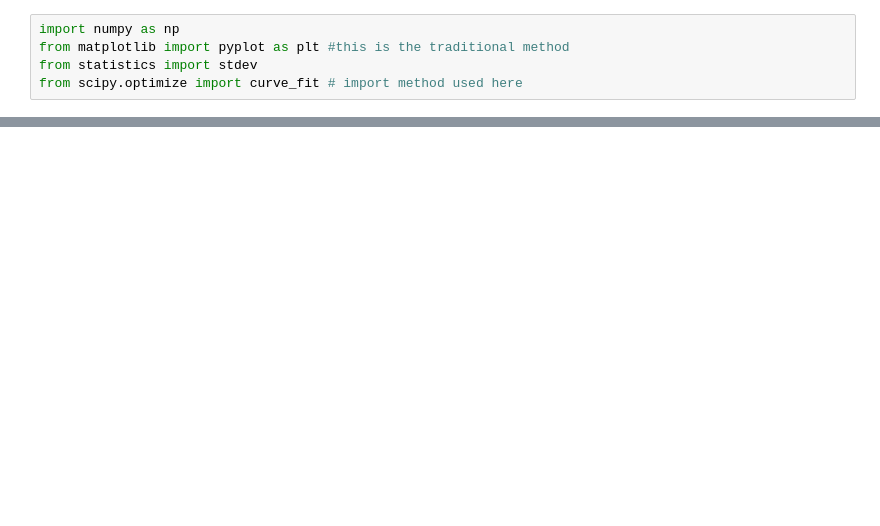
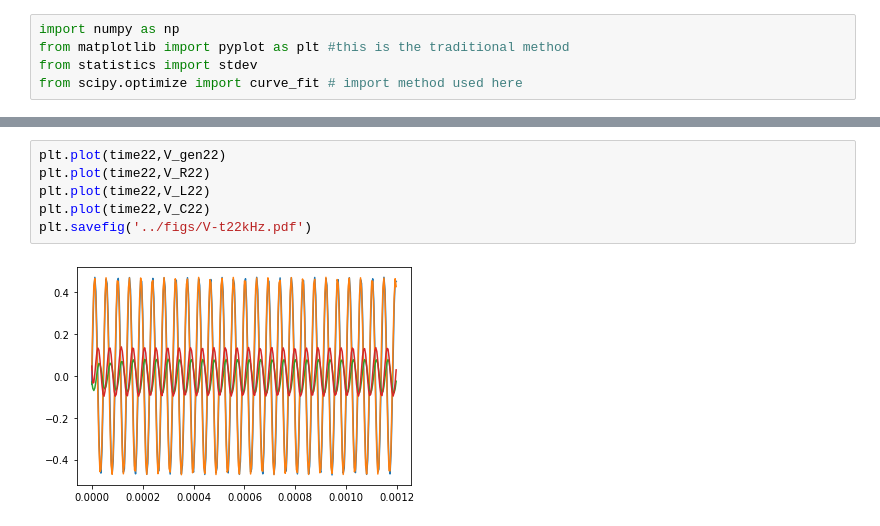
Before and after one commit to Feyn-23/Lab-II, a Jupyter notebook: code/voltage-time.ipynb, the cells around one changed output, grey strips where cells are left out. Drawn from its saved outputs; the diff is of its cells as text; blank space fills up the shorter version.

```diff
--- a/code/voltage-time.ipynb
+++ b/code/voltage-time.ipynb
@@ -25,0 +28,8 @@ plt.plot(time16,V_C16)
+# %%
+plt.plot(time22,V_gen22)
+plt.plot(time22,V_R22)
+plt.plot(time22,V_L22)
+plt.plot(time22,V_C22)
+plt.savefig('../figs/V-t22kHz.pdf')
+# %% [output]
+[figure, added]
```
Also changed, not shown: parts of 2 cells of this notebook, 12 other files.
